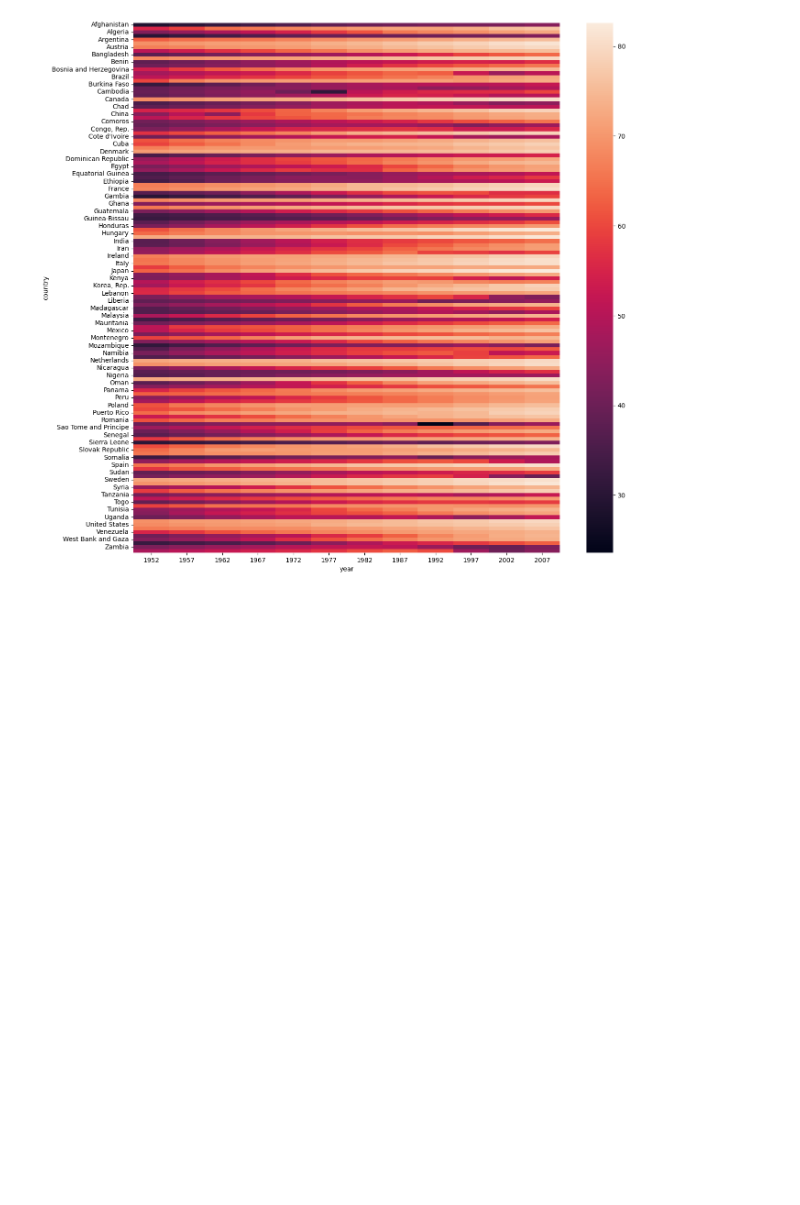
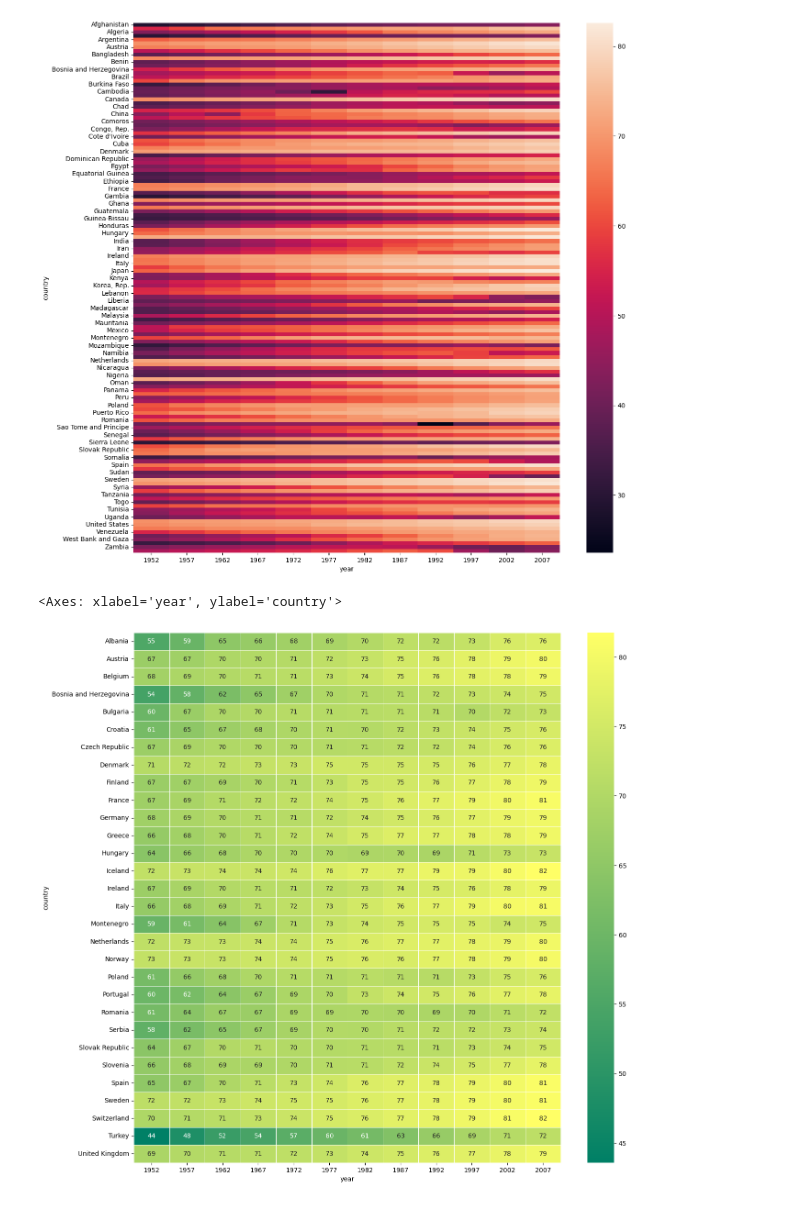
Before and after one commit to Vaidehi1005/MachineLearning, a Jupyter notebook: Seaborn.ipynb, the cells around one changed output. Drawn from its saved outputs; the diff is of its cells as text; code cells hidden in the pictures; blank space fills up the shorter version.

```diff
--- a/Seaborn.ipynb
+++ b/Seaborn.ipynb
@@ -350,3 +350,15 @@ sns.heatmap(temp_df)
 # %% [output]
 <Axes: xlabel='year', ylabel='country'>
 [figure]
+# %%
+# annot
+
+#this will give the Europe country data and there lifeexp and all years and we have convert into the small and wide table
+temp_df = gap[gap['continent'] == 'Europe'].pivot(index='country',columns='year',values='lifeExp')
+
+plt.figure(figsize=(15,15))
+sns.heatmap(temp_df,annot=True,linewidth=0.5, cmap='summer')
+#annot true means it will show the values of the lifeexp of per country and there yr with respect to it and linewidth means the gap btween the lines is 0.5 and the cmap will show the color of the heatmap
+# %% [output]
+<Axes: xlabel='year', ylabel='country'>
+[figure, added]
```
